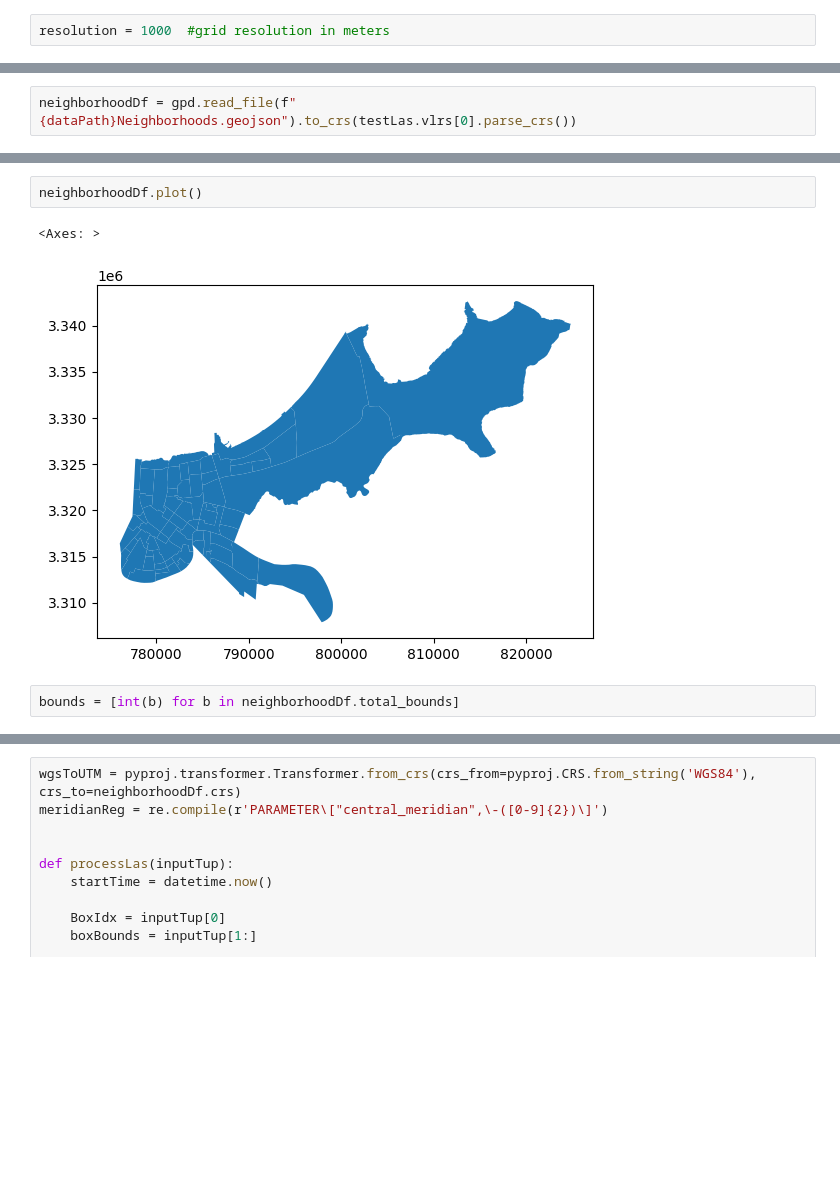
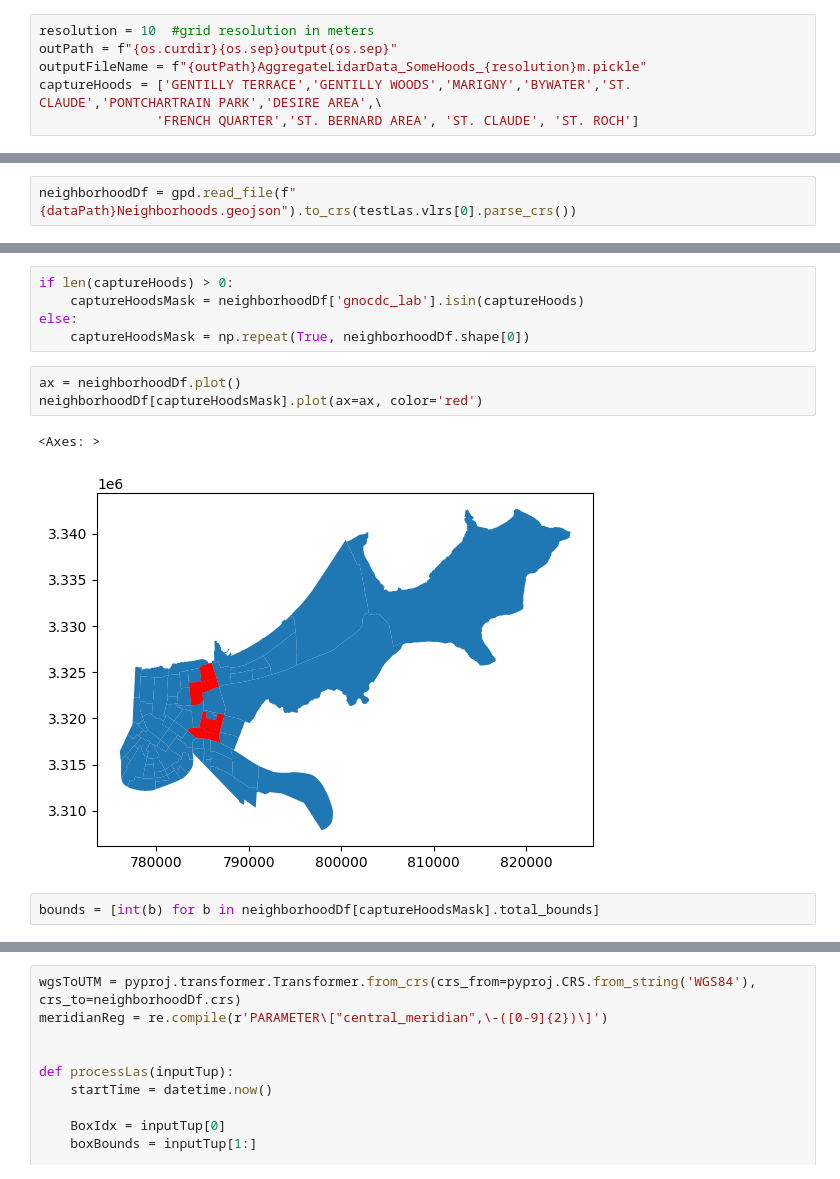
Before and after one commit to GarysCorner/NewOrleansElevation, a Jupyter notebook: ProcessLidar.ipynb, the cells around one changed output, grey strips where cells are left out. Drawn from its saved outputs; the diff is of its cells as text; blank space fills up the shorter version.

```diff
--- a/ProcessLidar.ipynb
+++ b/ProcessLidar.ipynb
@@ -13,4 +13,8 @@ import pyproj
 import re
 import pyspark
 # %%
-resolution = 1000  #grid resolution in meters
+resolution = 10  #grid resolution in meters
+outPath = f"{os.curdir}{os.sep}output{os.sep}"
+outputFileName = f"{outPath}AggregateLidarData_SomeHoods_{resolution}m.pickle"
+captureHoods = ['GENTILLY TERRACE','GENTILLY WOODS','MARIGNY','BYWATER','ST. CLAUDE','PONTCHARTRAIN PARK','DESIRE AREA',\
+               'FRENCH QUARTER','ST. BERNARD AREA', 'ST. CLAUDE', 'ST. ROCH']
@@ -47,10 +77,16 @@ neighborhoodDf = gpd.read_file(f"{dataPath}Neighborhoods.geojson").to_crs(testLa
+# %%
+if len(captureHoods) > 0:
+    captureHoodsMask = neighborhoodDf['gnocdc_lab'].isin(captureHoods)
+else:
+    captureHoodsMask = np.repeat(True, neighborhoodDf.shape[0])
 # %%
-neighborhoodDf.plot()
+ax = neighborhoodDf.plot()
+neighborhoodDf[captureHoodsMask].plot(ax=ax, color='red')
 # %% [output]
 <Axes: >
-[figure, old version]
+[figure, new version]
 # %%
-bounds = [int(b) for b in neighborhoodDf.total_bounds]
+bounds = [int(b) for b in neighborhoodDf[captureHoodsMask].total_bounds]
 # %%
 xPixels = (bounds[2] - bounds[0]) / resolution
 yPixels = (bounds[3] - bounds[1]) / resolution
```
Also changed, not shown: parts of 19 cells of this notebook, 1 other file.
